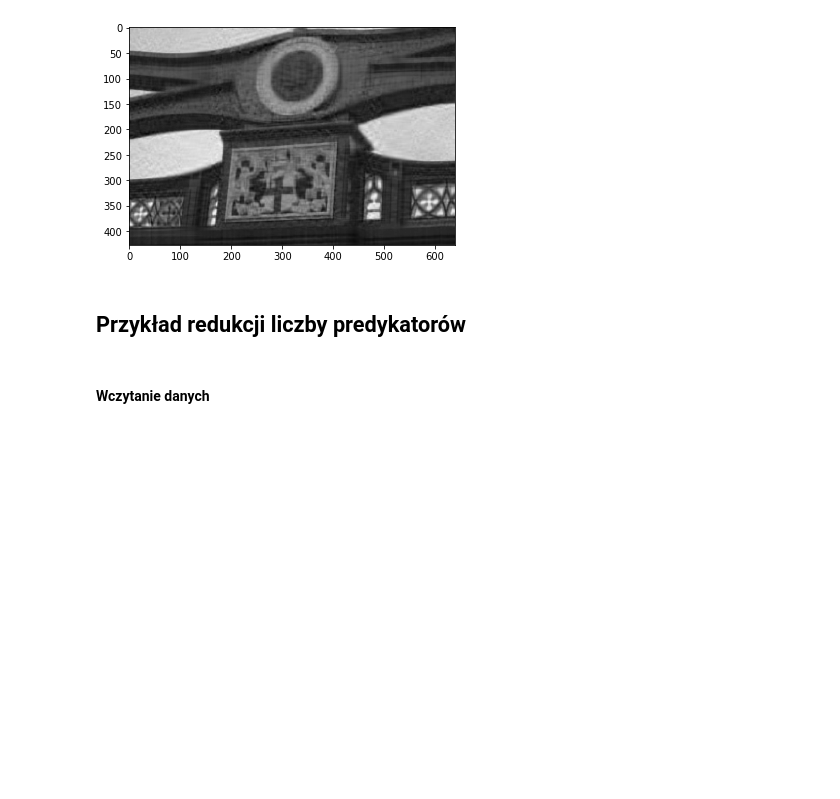
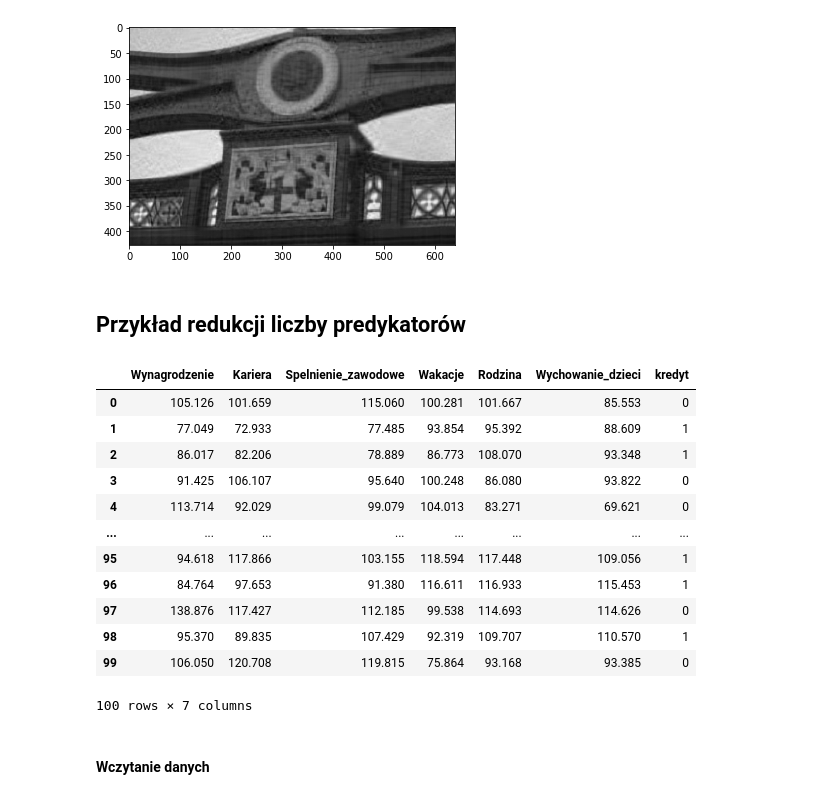
Before and after one commit to Snive6/LMAD, a Jupyter notebook: zajecia 5/LMAD_lab5_st_2122.ipynb, the cells around one changed output. Drawn from its saved outputs; the diff is of its cells as text; code cells hidden in the pictures; blank space fills up the shorter version.

```diff
--- a/zajecia 5/LMAD_lab5_st_2122.ipynb
+++ b/zajecia 5/LMAD_lab5_st_2122.ipynb
@@ -322,3 +322,19 @@ from sklearn.preprocessing import StandardScaler
+# %%
+satysf
+# %% [output]
+|  | Wynagrodzenie | Kariera | Spelnienie_zawodowe | Wakacje | Rodzina | Wychowanie_dzieci | kredyt |
+| 0 | 105.126 | 101.659 | 115.060 | 100.281 | 101.667 | 85.553 | 0 |
+| 1 | 77.049 | 72.933 | 77.485 | 93.854 | 95.392 | 88.609 | 1 |
+| 2 | 86.017 | 82.206 | 78.889 | 86.773 | 108.070 | 93.348 | 1 |
+| 3 | 91.425 | 106.107 | 95.640 | 100.248 | 86.080 | 93.822 | 0 |
+| 4 | 113.714 | 92.029 | 99.079 | 104.013 | 83.271 | 69.621 | 0 |
+| ... | ... | ... | ... | ... | ... | ... | ... |
+| 95 | 94.618 | 117.866 | 103.155 | 118.594 | 117.448 | 109.056 | 1 |
+| 96 | 84.764 | 97.653 | 91.380 | 116.611 | 116.933 | 115.453 | 1 |
+| 97 | 138.876 | 117.427 | 112.185 | 99.538 | 114.693 | 114.626 | 0 |
+| 98 | 95.370 | 89.835 | 107.429 | 92.319 | 109.707 | 110.570 | 1 |
+| 99 | 106.050 | 120.708 | 119.815 | 75.864 | 93.168 | 93.385 | 0 |
+100 rows × 7 columns
 # %% [markdown]
 #### Wczytanie danych
 # %%
```
Also changed, not shown: parts of 7 cells of this notebook, 2 other files.
